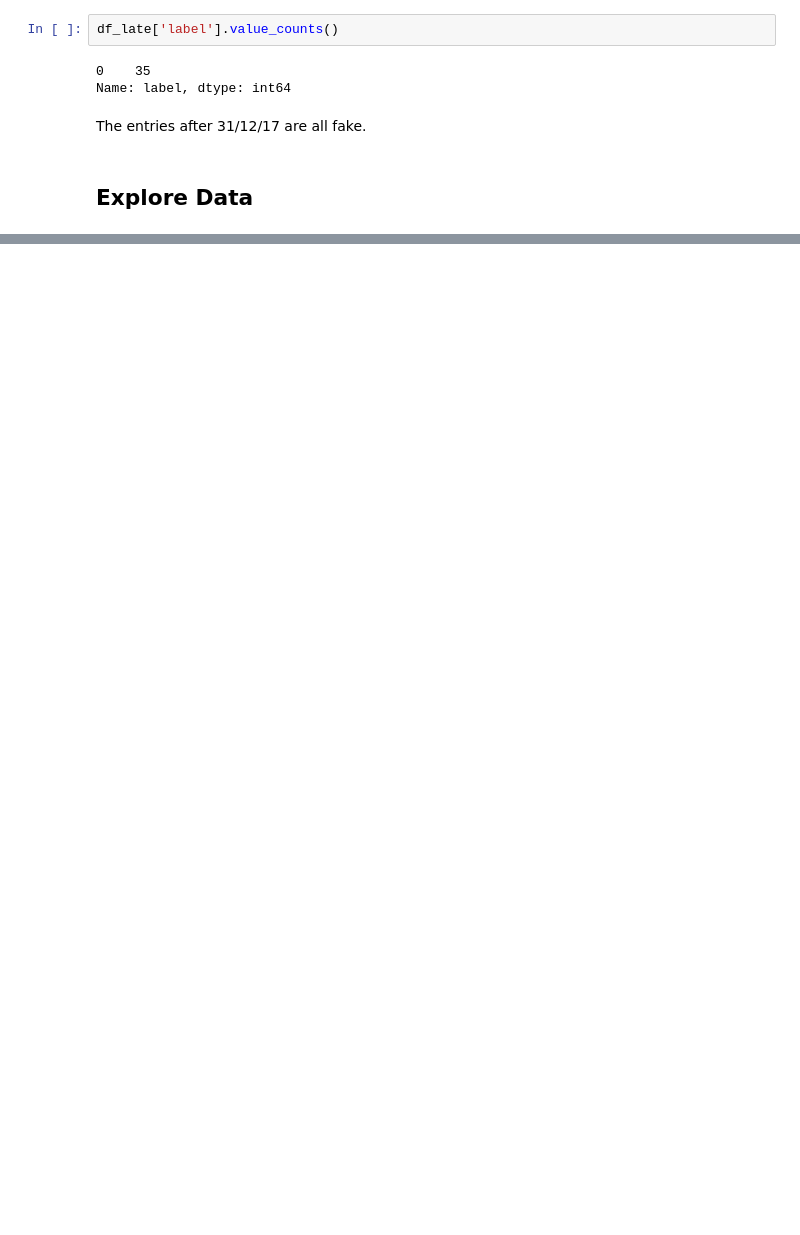
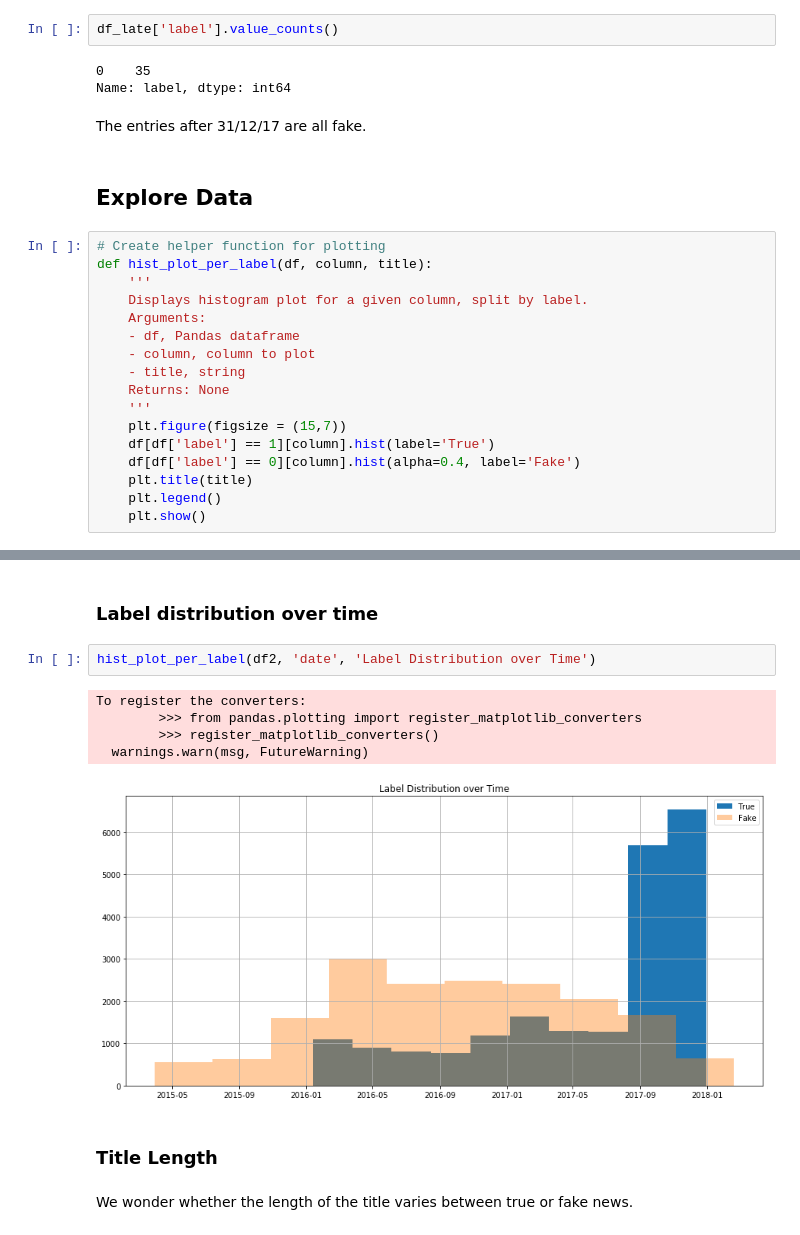
Before and after one commit to nadinezab/fake-news, a Jupyter notebook: 1_EDA.ipynb, the cells around one changed output, grey strips where cells are left out. Drawn from its saved outputs; the diff is of its cells as text; blank space fills up the shorter version.

```diff
--- a/1_EDA.ipynb
+++ b/1_EDA.ipynb
@@ -266,3 +266,20 @@ Name: label, dtype: int64
 The entries after 31/12/17 are all fake.
 # %% [markdown]
 ## Explore Data
+# %%
+# Create helper function for plotting
+def hist_plot_per_label(df, column, title):
+    '''
+    Displays histogram plot for a given column, split by label.
+    Arguments:
+    - df, Pandas dataframe
+    - column, column to plot
+    - title, string
+    Returns: None
+    '''
+    plt.figure(figsize = (15,7))
+    df[df['label'] == 1][column].hist(label='True')
+    df[df['label'] == 0][column].hist(alpha=0.4, label='Fake')
+    plt.title(title)
+    plt.legend()
+    plt.show()
@@ -268,0 +296,14 @@ The entries after 31/12/17 are all fake.
+# %% [markdown]
+### Label distribution over time
+# %%
+hist_plot_per_label(df2, 'date', 'Label Distribution over Time')
+# %% [output]
+To register the converters:
+        >>> from pandas.plotting import register_matplotlib_converters
+        >>> register_matplotlib_converters()
+  warnings.warn(msg, FutureWarning)
+[figure, added]
+# %% [markdown]
+### Title Length
+# %% [markdown]
+We wonder whether the length of the title varies between true or fake news.
```
Also changed, not shown: parts of 28 cells of this notebook, 1 other file.
